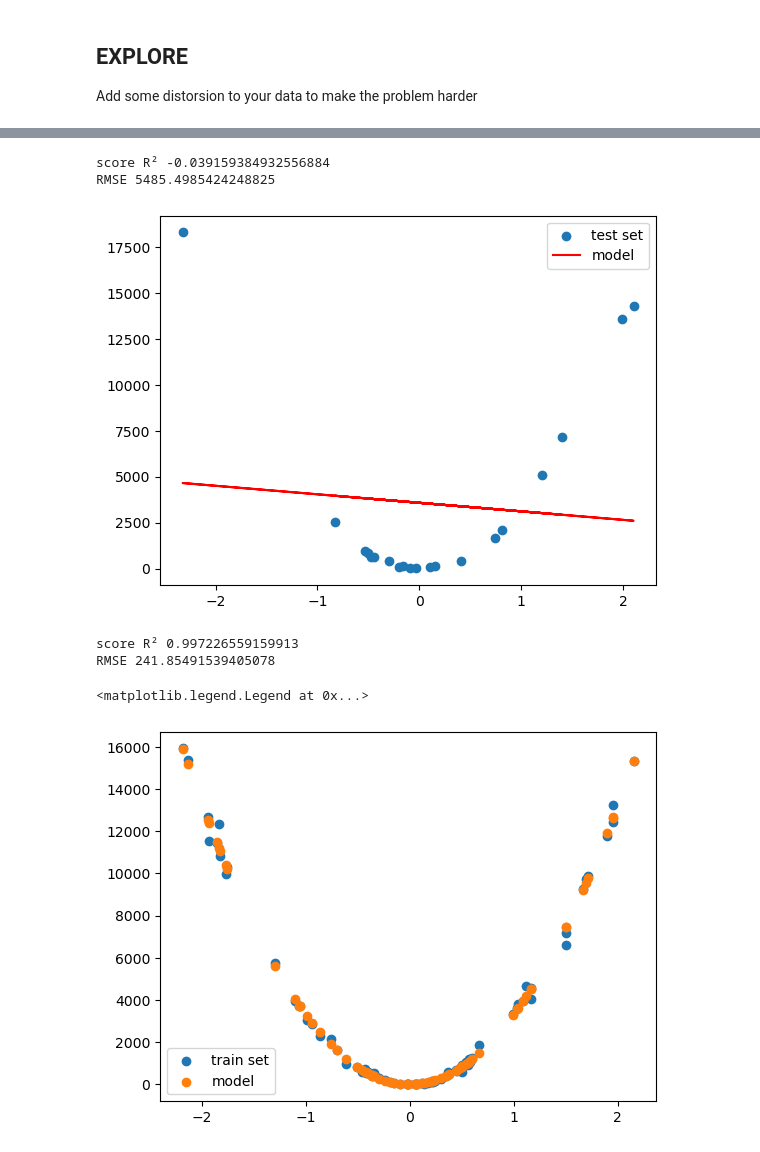
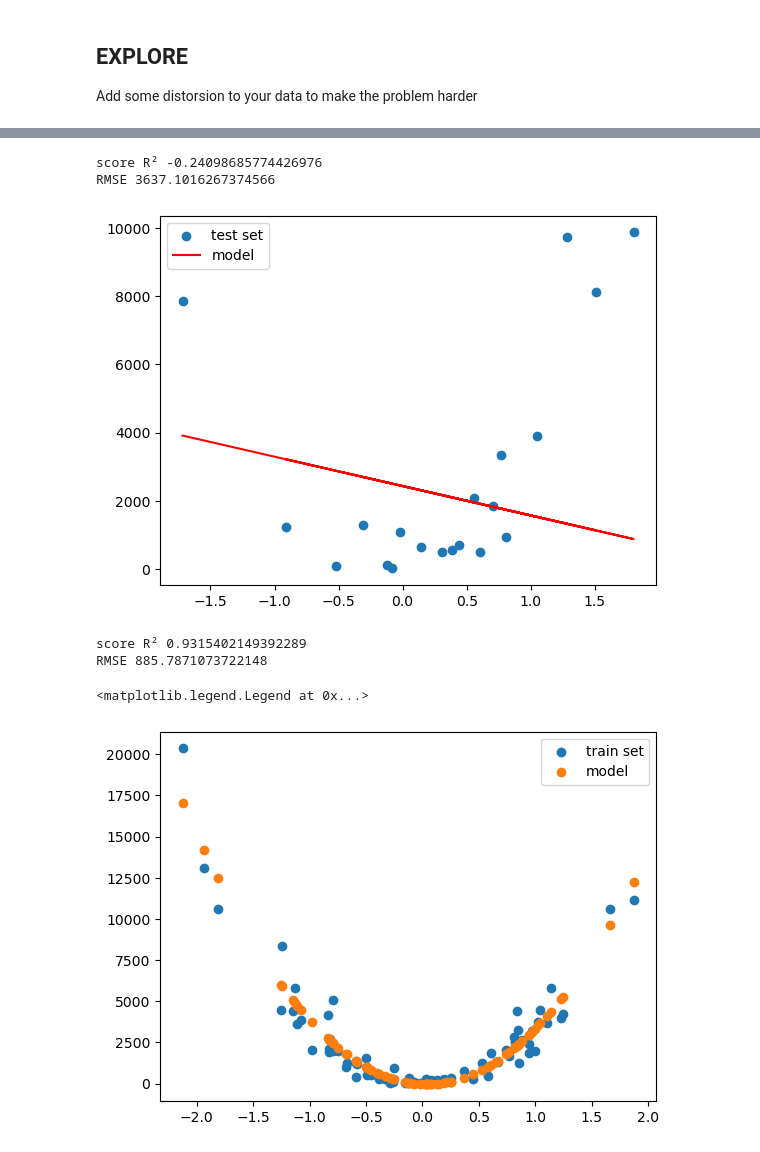
Before and after one commit to Insiares/simplon_datai_2025, a Jupyter notebook: regression_brief/playground.ipynb, the cells around one changed output, grey strips where cells are left out. Saved outputs shown, nothing was run; the diff lists cells and outputs as text; code cells hidden in the pictures.

```diff
--- a/regression_brief/playground.ipynb
+++ b/regression_brief/playground.ipynb
@@ -70,7 +71,7 @@ RMSE_train=10.587198653489073, RMSE=11.162774757251457
 ## EXPLORE
 Add some distorsion to your data to make the problem harder
 # %%
-x2 , y2 = make_regression(n_samples=100, n_features=1, noise=2)
+x2 , y2 = make_regression(n_samples=100, n_features=1, noise=10)
 y_2 = y2**2
 
 plt.scatter(x2, y_2)
@@ -99,32 +100,28 @@ plt.legend()
 print('score R²', model2.score(x2_test, y2_test))
 print('RMSE', np.sqrt(metrics.mean_squared_error(y2_test, prediction_test2)))
 # %% [output]
-score R² -0.039159384932556884
-RMSE 5485.4985424248825
+score R² -0.24098685774426976
+RMSE 3637.1016267374566
-[figure, old version]
+[figure, new version]
 # %%
-from sklearn.pipeline import make_pipeline
-from sklearn.preprocessing import PolynomialFeatures
-from sklearn.linear_model import Ridge
-
 # x2_test= x2_test[:, np.newaxis]
 # x2_train= x2_train[:, np.newaxis]
 # y2_test= y2_test[:, np.newaxis]
 # y2_train= y2_train[:, np.newaxis]
 
-model3= make_pipeline(PolynomialFeatures(3),Ridge(alpha=1e-3))
+model3= make_pipeline(PolynomialFeatures(2),LinearRegression())
 model3.fit(x2_train, y2_train)
 print('score R²', model3.score(x2_train, y2_train))
 plt.scatter(x2_train, y2_train, label = 'train set')
 res_train3 = model3.predict(x2_train)
 print('RMSE', np.sqrt(metrics.mean_squared_error(y2_train, res_train3)))
 plt.scatter(x2_train, res_train3, label = 'model')
 plt.legend()
 # %% [output]
-score R² 0.997226559159913
-RMSE 241.85491539405078
+score R² 0.9315402149392289
+RMSE 885.7871073722148
 <matplotlib.legend.Legend at 0x...>
-[figure, old version]
+[figure, new version]
 # %%
 prediction_test3 = model3.predict(x2_test)
 plt.scatter(x2_test, y2_test, label = "test set")
```
Also changed, not shown: parts of 10 cells of this notebook, 2 other files.
